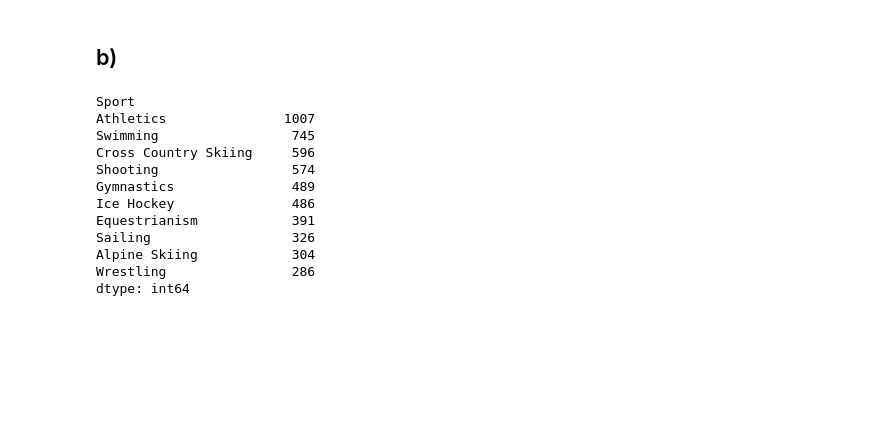
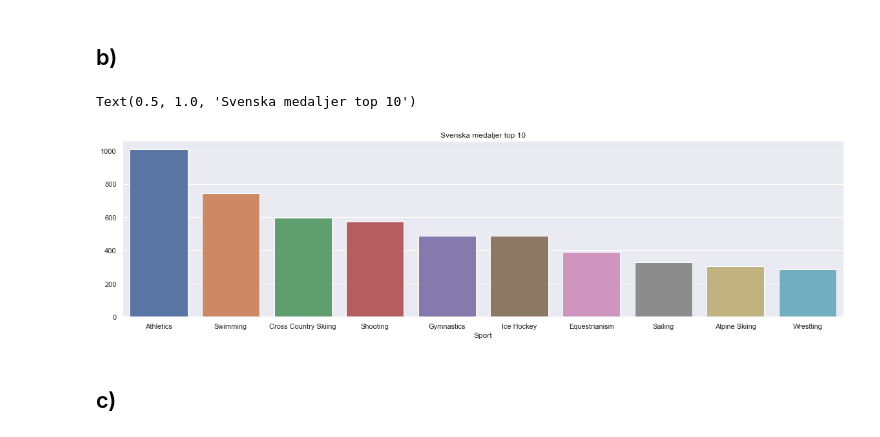
Before and after one commit to Erik-M-Larsson/Databehandling-OS-projekt-Felix-Tjernberg-Erik-Larsson, a Jupyter notebook: uppgift-0-1.ipynb, the cells around one changed output. Cells and saved outputs as stored; diff of their text form; code cells hidden in the pictures; blank space fills up the shorter version.

```diff
--- a/uppgift-0-1.ipynb
+++ b/uppgift-0-1.ipynb
@@ -199,18 +200,13 @@ See the caveats in the documentation: https://pandas.pydata.org/pandas-docs/stab
 | 729 | 417 | 9f1fe5f1cec1ce1cbb1265d84c10c6865... | F | 17.0 | 190.0 | 73.0 | Sweden | SWE | 1988 Summer | 1988 | ... |
 # %% [markdown]
 ## b)
-# %%
-swe_medals_count.sort_values(ascending=False).head(10)
-# %% [output]
-Sport
-Athletics               1007
-Swimming                 745
-Cross Country Skiing     596
-Shooting                 574
-Gymnastics               489
-Ice Hockey               486
-Equestrianism            391
-Sailing                  326
-Alpine Skiing            304
-Wrestling                286
-dtype: int64
+# %%
+top_10_swedish_sports = swe_medals_count.sort_values(ascending=False).head(10)
+sns.set(rc={"figure.figsize":(20, 5)})
+
+sns.barplot(y=top_10_swedish_sports.values, x=top_10_swedish_sports.index, ).set_title("Svenska medaljer top 10")
+# %% [output]
+Text(0.5, 1.0, 'Svenska medaljer top 10')
+[figure, added]
+# %% [markdown]
+## c)
```
Also changed, not shown: parts of 1 cell of this notebook, 1 other file.
